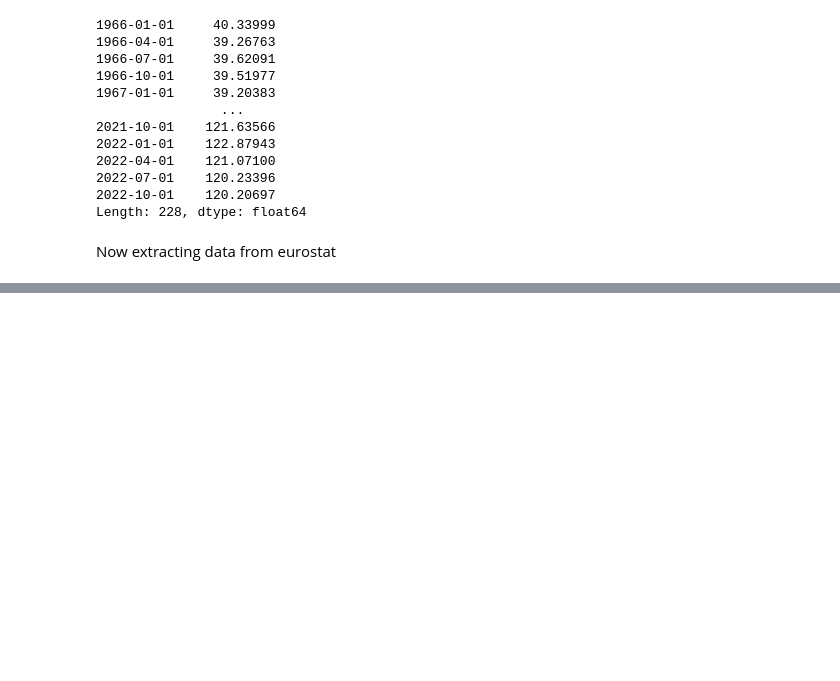
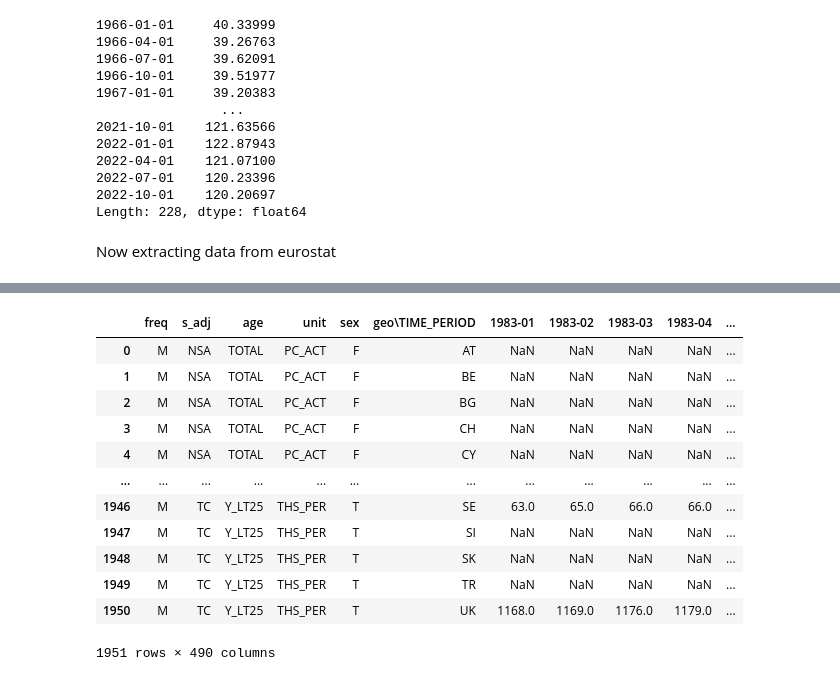
Before and after one commit to popraulmarius11/economic_analysis, a Jupyter notebook: EU-USA analysis.ipynb, the cells around one changed output, grey strips where cells are left out. Cells and saved outputs as stored; diff of their text form; code cells hidden in the pictures; blank space fills up the shorter version.

```diff
--- a/EU-USA analysis.ipynb
+++ b/EU-USA analysis.ipynb
@@ -105 +149,17 @@ unemployment_data = eurostat.get_data_df(unemployment_indicator)
+# %%
+unemployment_data
+# %% [output]
+|  | freq | s_adj | age | unit | sex | geo\TIME_PERIOD | 1983-01 | 1983-02 | 1983-03 | 1983-04 | ... |
+| 0 | M | NSA | TOTAL | PC_ACT | F | AT | NaN | NaN | NaN | NaN | ... |
+| 1 | M | NSA | TOTAL | PC_ACT | F | BE | NaN | NaN | NaN | NaN | ... |
+| 2 | M | NSA | TOTAL | PC_ACT | F | BG | NaN | NaN | NaN | NaN | ... |
+| 3 | M | NSA | TOTAL | PC_ACT | F | CH | NaN | NaN | NaN | NaN | ... |
+| 4 | M | NSA | TOTAL | PC_ACT | F | CY | NaN | NaN | NaN | NaN | ... |
+| ... | ... | ... | ... | ... | ... | ... | ... | ... | ... | ... | ... |
+| 1946 | M | TC | Y_LT25 | THS_PER | T | SE | 63.0 | 65.0 | 66.0 | 66.0 | ... |
+| 1947 | M | TC | Y_LT25 | THS_PER | T | SI | NaN | NaN | NaN | NaN | ... |
+| 1948 | M | TC | Y_LT25 | THS_PER | T | SK | NaN | NaN | NaN | NaN | ... |
+| 1949 | M | TC | Y_LT25 | THS_PER | T | TR | NaN | NaN | NaN | NaN | ... |
+| 1950 | M | TC | Y_LT25 | THS_PER | T | UK | 1168.0 | 1169.0 | 1176.0 | 1179.0 | ... |
+1951 rows × 490 columns
 # %%
```
Also changed, not shown: parts of 15 cells of this notebook.
